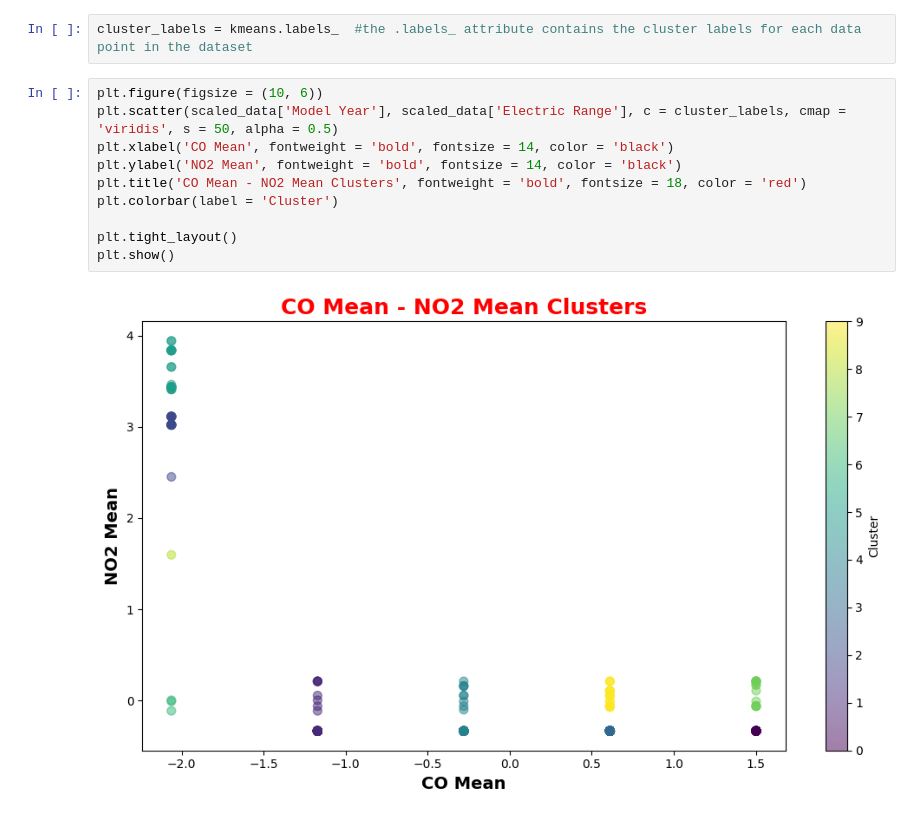
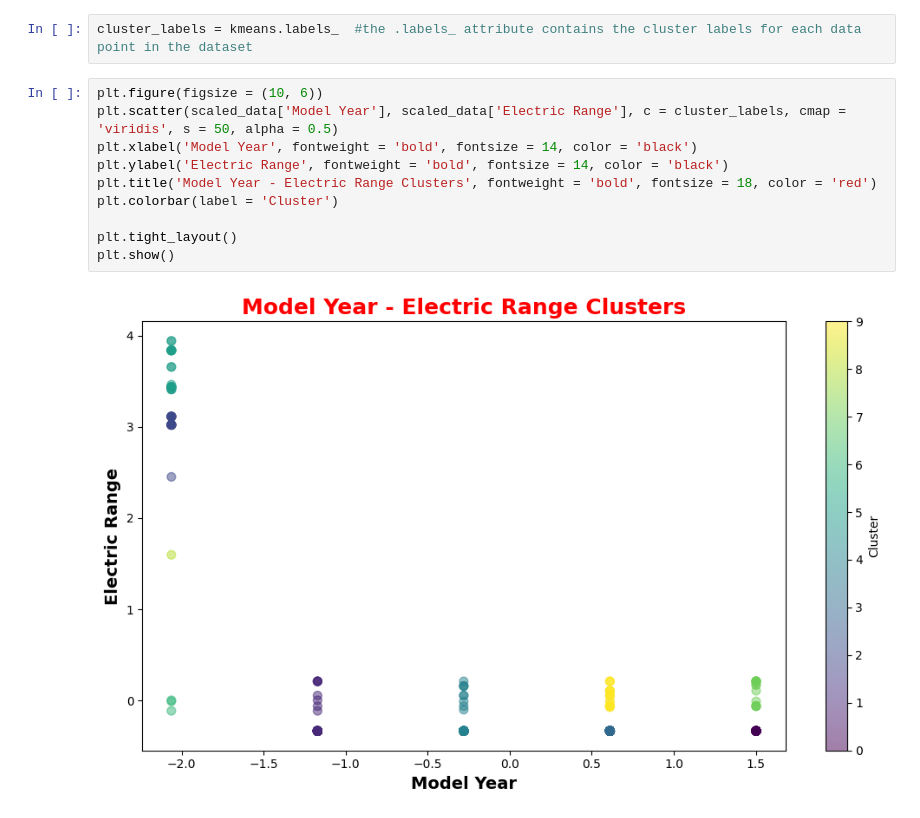
Before and after one commit to letizialanza01/Electric_Vehicles_Project, a Jupyter notebook: Electric_Vehicles_Project.ipynb, the cells around one changed output. Cells and saved outputs as stored; diff of their text form.

```diff
--- a/Electric_Vehicles_Project.ipynb
+++ b/Electric_Vehicles_Project.ipynb
@@ -1286,12 +1286,12 @@ cluster_labels = kmeans.labels_  #the .labels_ attribute contains the cluster la
 # %%
 plt.figure(figsize = (10, 6))
 plt.scatter(scaled_data['Model Year'], scaled_data['Electric Range'], c = cluster_labels, cmap = 'viridis', s = 50, alpha = 0.5)
-plt.xlabel('CO Mean', fontweight = 'bold', fontsize = 14, color = 'black')
-plt.ylabel('NO2 Mean', fontweight = 'bold', fontsize = 14, color = 'black')
-plt.title('CO Mean - NO2 Mean Clusters', fontweight = 'bold', fontsize = 18, color = 'red')
+plt.xlabel('Model Year', fontweight = 'bold', fontsize = 14, color = 'black')
+plt.ylabel('Electric Range', fontweight = 'bold', fontsize = 14, color = 'black')
+plt.title('Model Year - Electric Range Clusters', fontweight = 'bold', fontsize = 18, color = 'red')
 plt.colorbar(label = 'Cluster')
 
 plt.tight_layout()
 plt.show()
 # %% [output]
-[figure, old version]
+[figure, new version]
```
Also changed, not shown: parts of 2 cells of this notebook.
